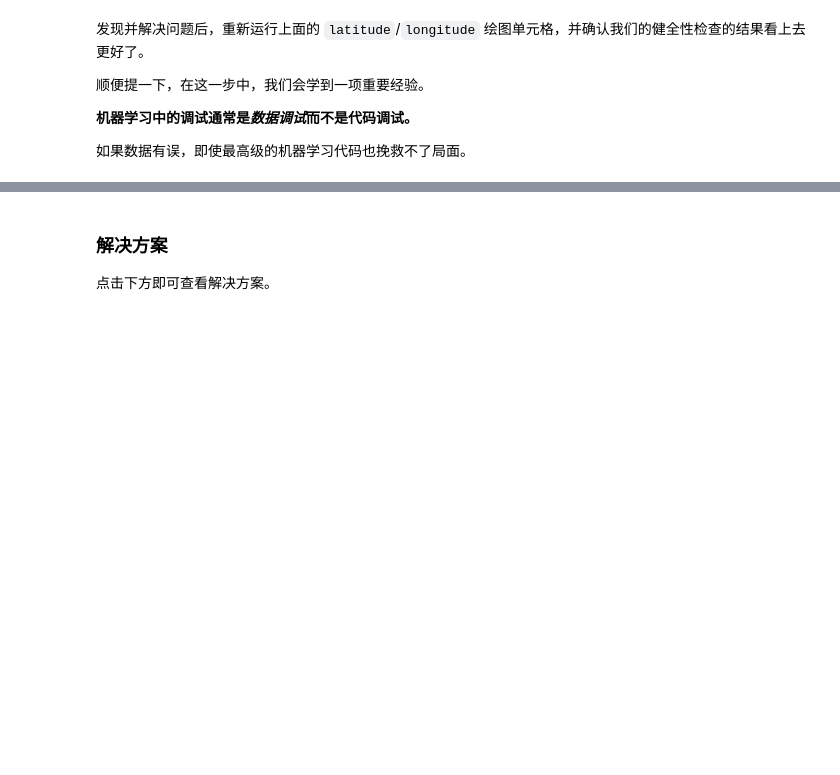
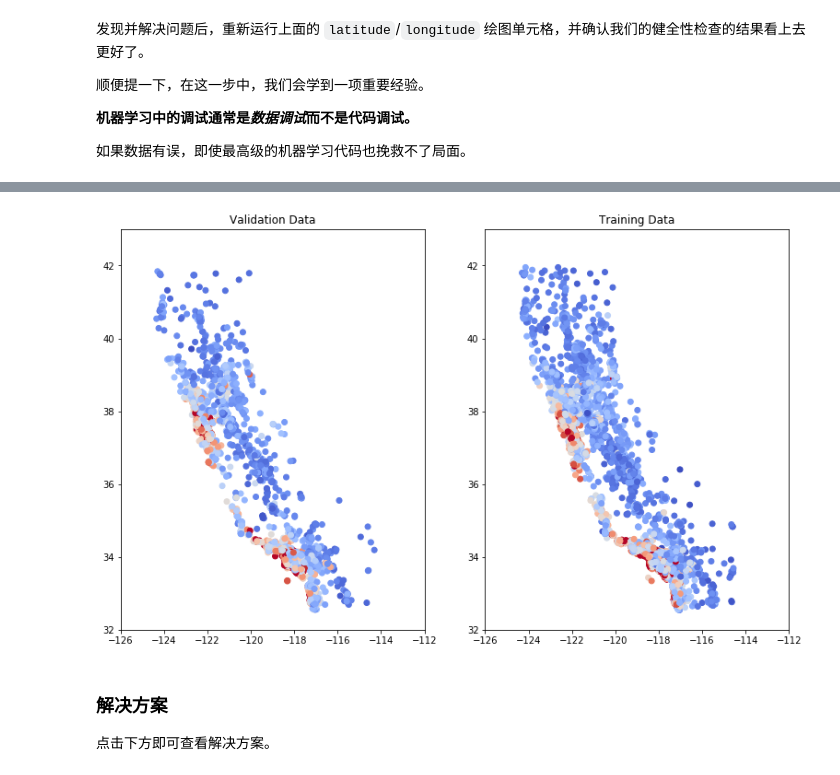
Before and after one commit to Baileyswu/google-tensorflow-tutor, a Jupyter notebook: 4. validation.ipynb, the cells around one changed output, grey strips where cells are left out. Saved outputs shown, nothing was run; the diff lists cells and outputs as text; code cells hidden in the pictures; blank space fills up the shorter version.

```diff
--- a/4. validation.ipynb
+++ b/4. validation.ipynb
@@ -198,0 +280,3 @@ _ = plt.plot()
+# %%
+california_housing_dataframe = california_housing_dataframe.reindex(
+    np.random.permutation(california_housing_dataframe.index))
@@ -198,0 +301,4 @@ _ = plt.plot()
+# %%
+from sklearn.utils import shuffle
+california_housing_dataframe = shuffle(california_housing_dataframe)
+california_housing_dataframe.head(12000)
@@ -199,3 +319,12 @@ _ = plt.plot()
+# %%
+training_examples = preprocess_features(california_housing_dataframe.head(12000))
+training_targets = preprocess_targets(california_housing_dataframe.head(12000))
+validation_examples = preprocess_features(california_housing_dataframe.tail(5000))
+validation_targets = preprocess_targets(california_housing_dataframe.tail(5000))
+# %%
+draw(training_examples, validation_examples)
+# %% [output]
+[figure, added]
 # %% [markdown]
  ### 解决方案
 
```
Also changed, not shown: parts of 16 cells of this notebook, 2 other files.
